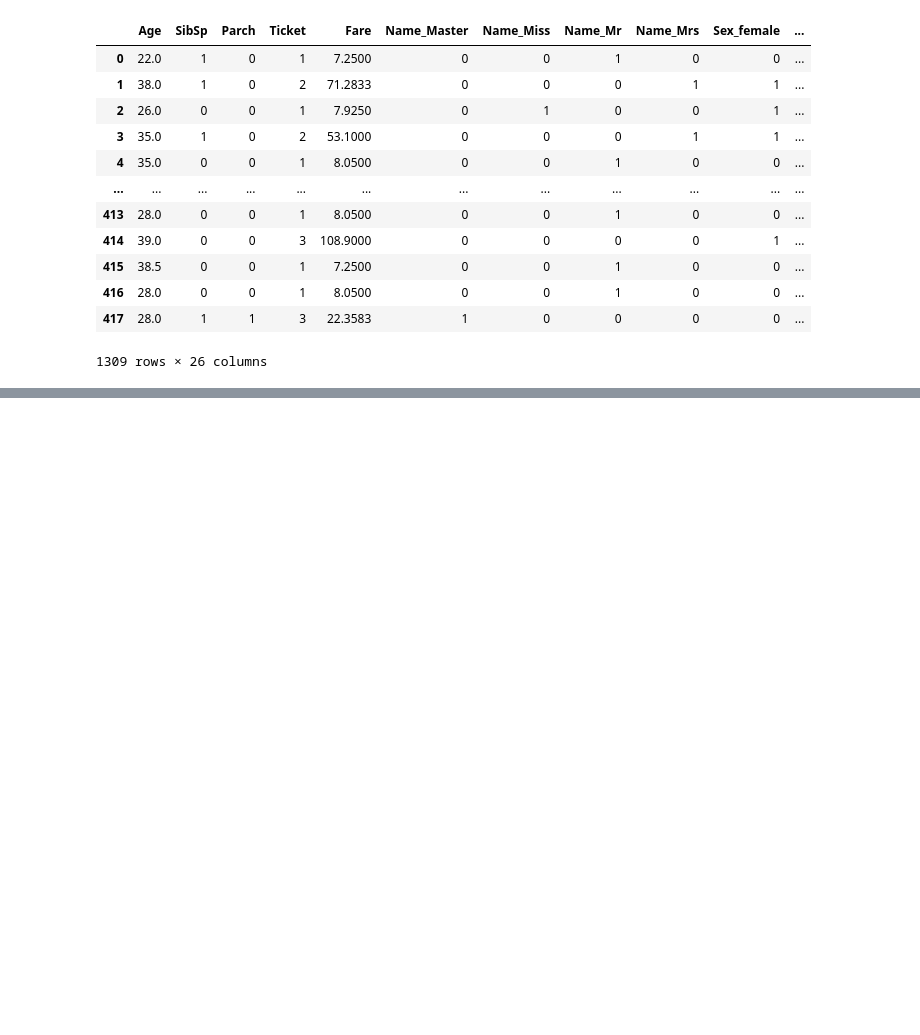
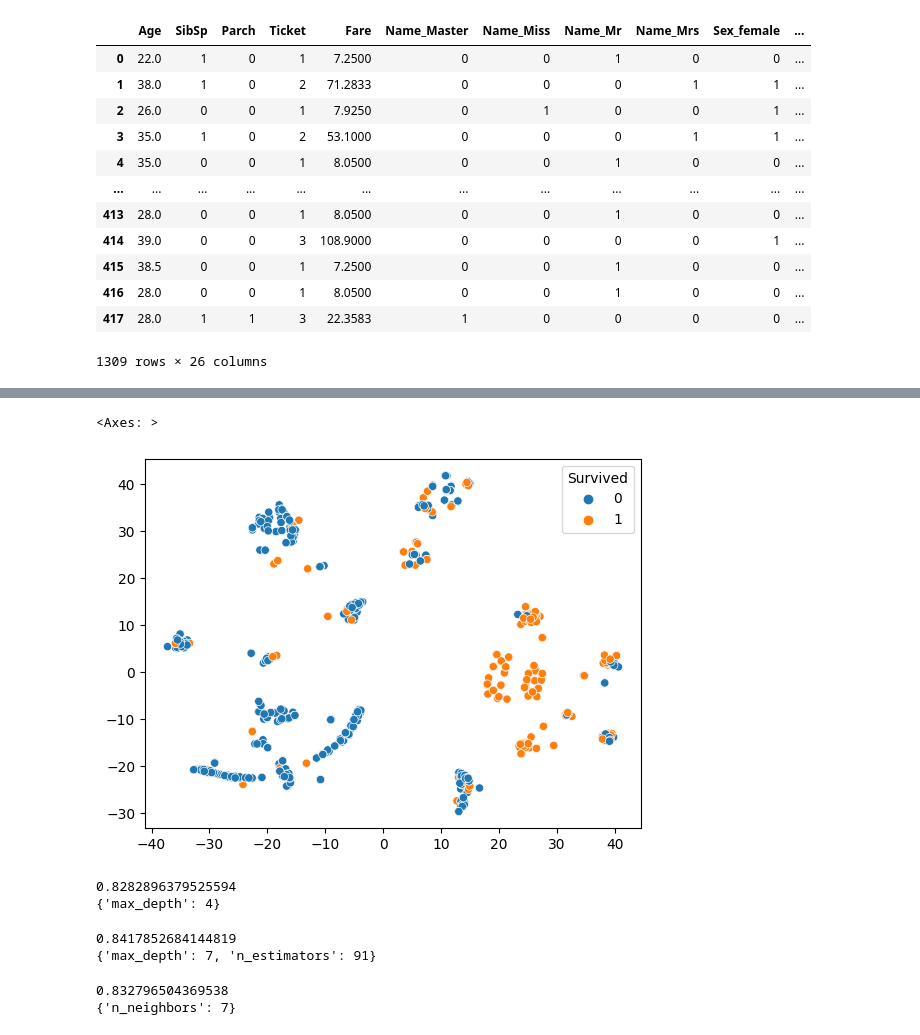
Before and after one commit to nickLin1225/Titanic, a Jupyter notebook: titanic.ipynb, the cells around one changed output, grey strips where cells are left out. Saved outputs shown, nothing was run; the diff lists cells and outputs as text; code cells hidden in the pictures; blank space fills up the shorter version.

```diff
--- a/titanic.ipynb
+++ b/titanic.ipynb
@@ -241,0 +261,13 @@ datas_total
+# %%
+# 順便準備一份有scaling的, 因為等等會用到跟距離有關的演算法
+from sklearn.preprocessing import MinMaxScaler
+scaler = MinMaxScaler()
+datas_total_scaled = pd.DataFrame(scaler.fit_transform(datas_total),
+                  columns=datas_total.columns)
+x_scaled = datas_total_scaled.iloc[:len(datas)]
+x_predict_scaled = datas_total_scaled.iloc[len(datas):]
+x_scaled_np = np.array(x_scaled)
+x_predict_scaled_np = np.array(x_predict_scaled)
+# %%
+y = datas["Survived"]
+y
@@ -241,0 +287,28 @@ datas_total
+# %%
+import seaborn as sns
+from sklearn.manifold import TSNE
+tsne = TSNE(n_components=2, n_jobs=-1)
+data_tsne = tsne.fit_transform(x_scaled_np)
+xs = data_tsne[:, 0]
+ys = data_tsne[:, 1]
+sns.scatterplot(x=xs,
+        y=ys,
+        hue=y)
+# %% [output]
+<Axes: >
+[figure, added]
+# %%
+from sklearn.tree import DecisionTreeClassifier
+from sklearn.model_selection import GridSearchCV
+
+clf = DecisionTreeClassifier()
+params = {
+    "max_depth":range(3, 11)
+}
+cv = GridSearchCV(clf, params, n_jobs=-1, cv=10)
+cv.fit(x_np, y)
+print(cv.best_score_)
+print(cv.best_params_)
+# %% [output]
+0.8282896379525594
+{'max_depth': 4}
@@ -241,0 +324,15 @@ datas_total
+# %%
+from sklearn.ensemble import RandomForestClassifier
+
+clf = RandomForestClassifier()
+params = {
+    "max_depth":range(3, 11),
+    "n_estimators":range(21, 150, 2)
+}
+cv = GridSearchCV(clf, params, n_jobs=-1, cv=10)
+cv.fit(x_np, y)
+print(cv.best_score_)
+print(cv.best_params_)
+# %% [output]
+0.8417852684144819
+{'max_depth': 7, 'n_estimators': 91}
@@ -241,0 +348,13 @@ datas_total
+# %%
+from sklearn.neighbors import KNeighborsClassifier
+clf = KNeighborsClassifier()
+params = {
+    "n_neighbors":range(3, 40)
+}
+cv = GridSearchCV(clf, params, n_jobs=-1, cv=10)
+cv.fit(x_scaled_np, y)
+print(cv.best_score_)
+print(cv.best_params_)
+# %% [output]
+0.832796504369538
+{'n_neighbors': 7}
```
Also changed, not shown: parts of 11 cells of this notebook.
